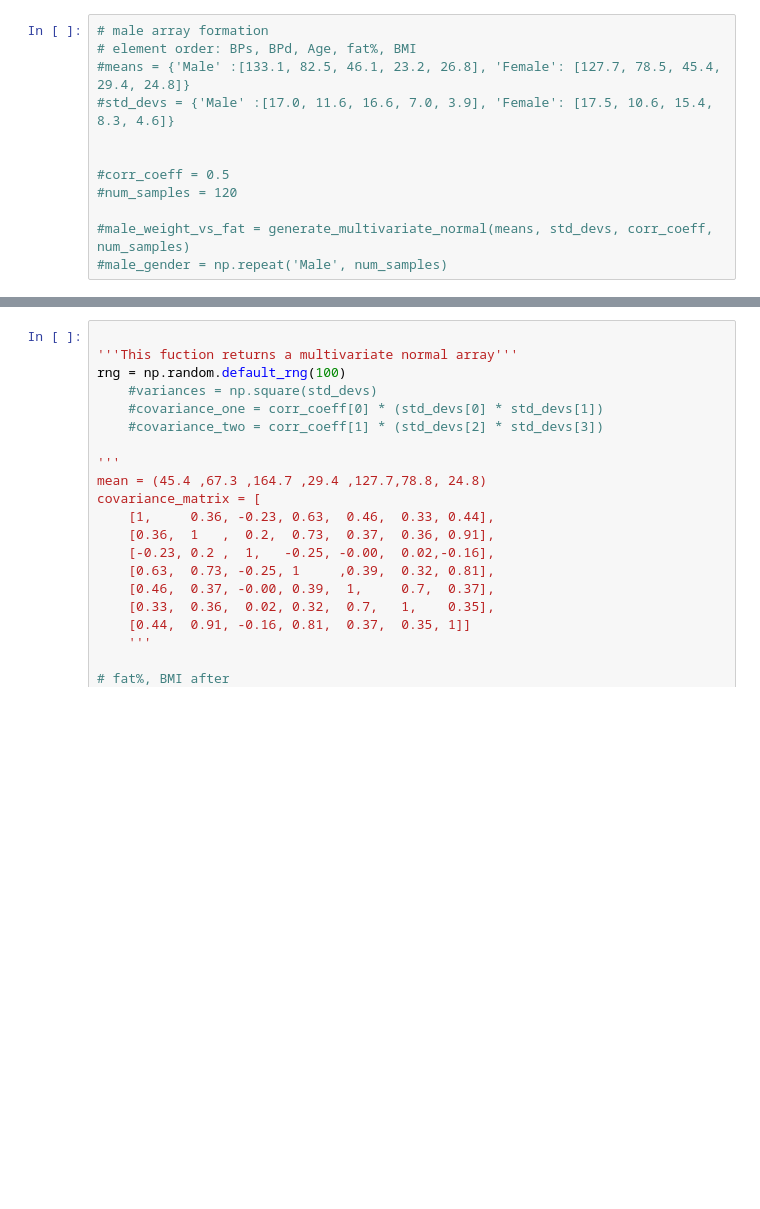
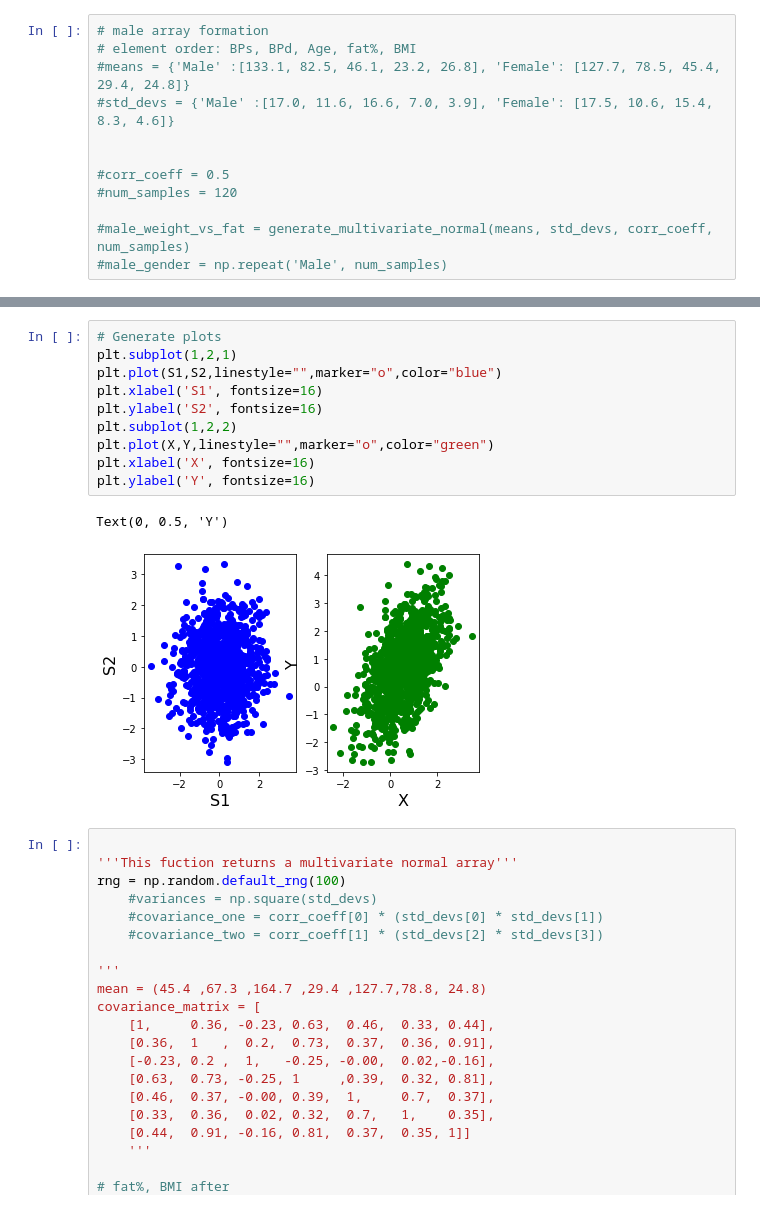
Before and after one commit to CiaranMoran27/playing_with_jupyter, a Jupyter notebook: modelling_real_world_scenario.ipynb, the cells around one changed output, grey strips where cells are left out. Saved outputs shown, nothing was run; the diff lists cells and outputs as text; blank space fills up the shorter version.

```diff
--- a/modelling_real_world_scenario.ipynb
+++ b/modelling_real_world_scenario.ipynb
@@ -336,3 +565,16 @@ def test(means, std_devs, corr_coeff, num_samples):
+# %%
+# Generate plots
+plt.subplot(1,2,1)
+plt.plot(S1,S2,linestyle="",marker="o",color="blue")
+plt.xlabel('S1', fontsize=16)
+plt.ylabel('S2', fontsize=16)
+plt.subplot(1,2,2)
+plt.plot(X,Y,linestyle="",marker="o",color="green")
+plt.xlabel('X', fontsize=16)
+plt.ylabel('Y', fontsize=16)
+# %% [output]
+Text(0, 0.5, 'Y')
+[figure, added]
 # %%
 
 '''This fuction returns a multivariate normal array'''
```
Also changed, not shown: parts of 19 cells of this notebook, 1 other file.
